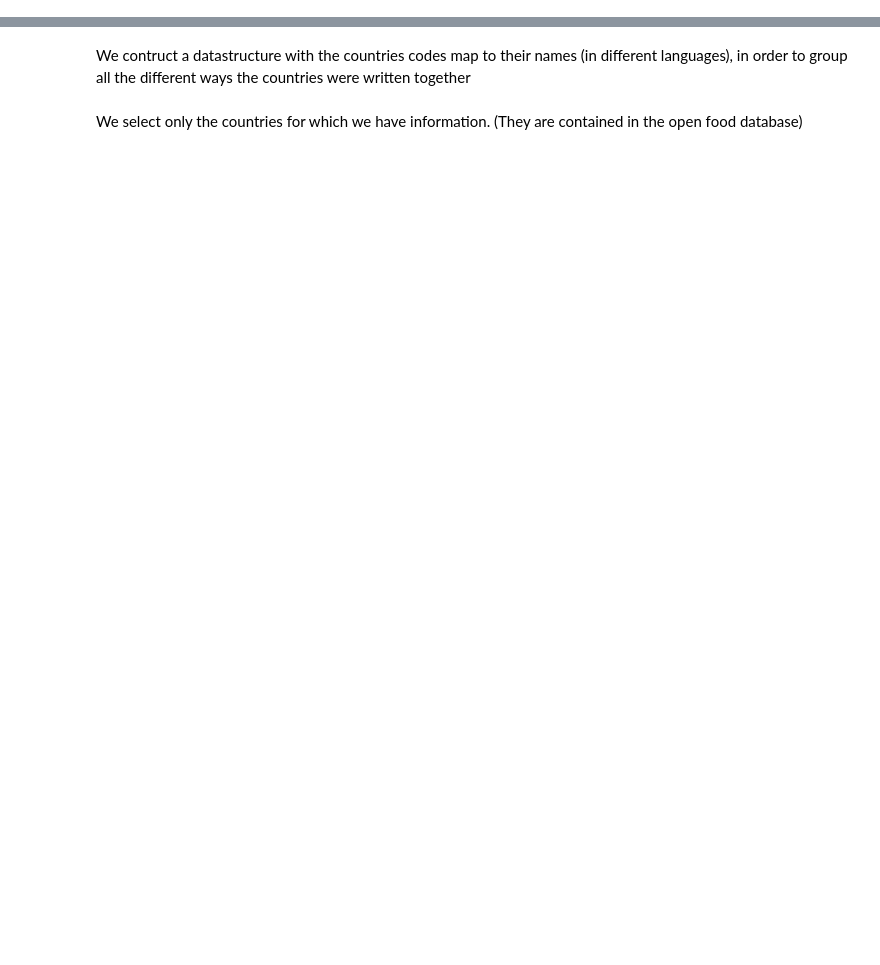
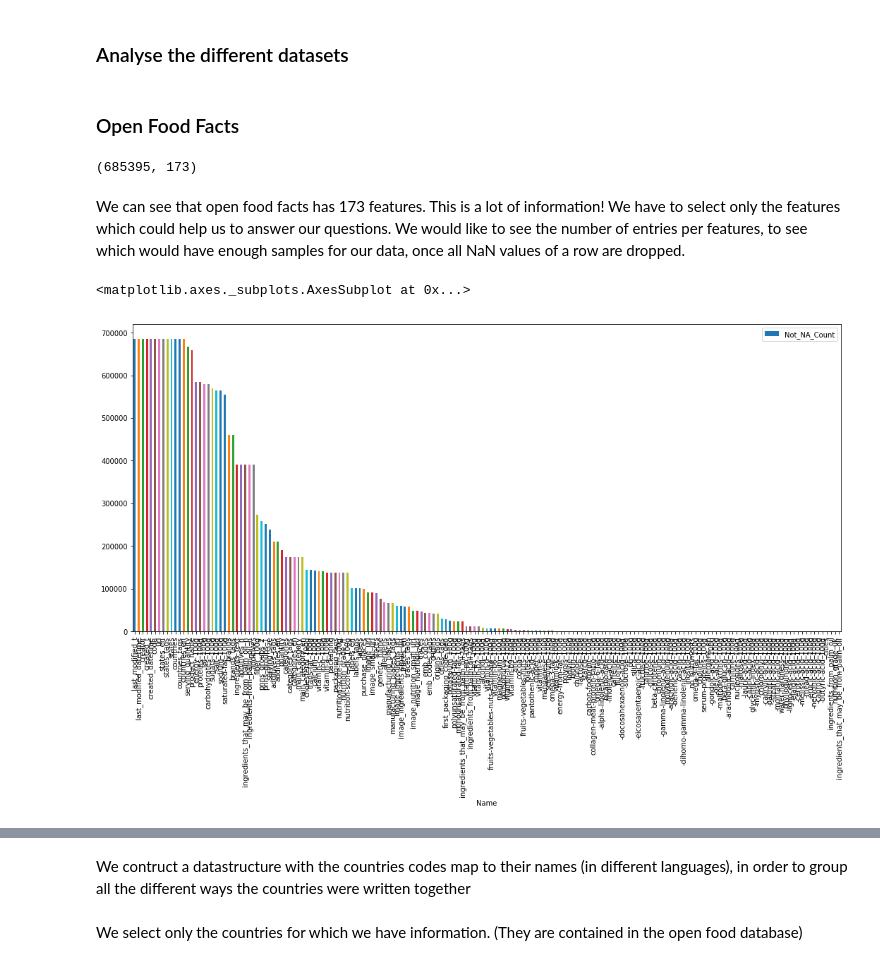
Before and after one commit to baraschi/AppliedDataAnalysis_Project, a Jupyter notebook: FoodProject.ipynb, the cells around one changed output, grey strips where cells are left out. Saved outputs shown, nothing was run; the diff lists cells and outputs as text; code cells hidden in the pictures; blank space fills up the shorter version.

Commit message:
analysed datasets

```diff
--- a/FoodProject.ipynb
+++ b/FoodProject.ipynb
@@ -94,0 +38,30 @@ usefull_datas.head()
+# %% [markdown]
+### Analyse the different datasets
+# %% [markdown]
+### Open Food Facts
+# %%
+data = all_datas.copy()
+data.shape
+# %% [output]
+(685395, 173)
+# %% [markdown]
+We can see that open food facts has 173 features. This is a lot of information!
+We have to select only the features which could help us to answer our questions.
+We would like to see the number of entries per features, to see which would have enough samples for our data, once all NaN values of a row are dropped.
+# %%
+not_na = []
+#for each feature in our dataset
+for c in data.columns.values:
+    #count na values per feature
+    count = data[c].notna().sum()
+    not_na.append((c, count))
+#create df with feature name and number of valid entries
+df = pd.DataFrame(not_na, columns=['Name','Not_NA_Count'])
+#sort
+df.sort_values(by='Not_NA_Count', inplace=True, ascending=False)
+df = df.reset_index(drop=True)
+#plot
+df.plot(kind='bar',x='Name', y='Not_NA_Count', figsize=(18,8))
+# %% [output]
+<matplotlib.axes._subplots.AxesSubplot at 0x...>
+[figure, added]
```
Also changed, not shown: parts of 133 cells of this notebook.
